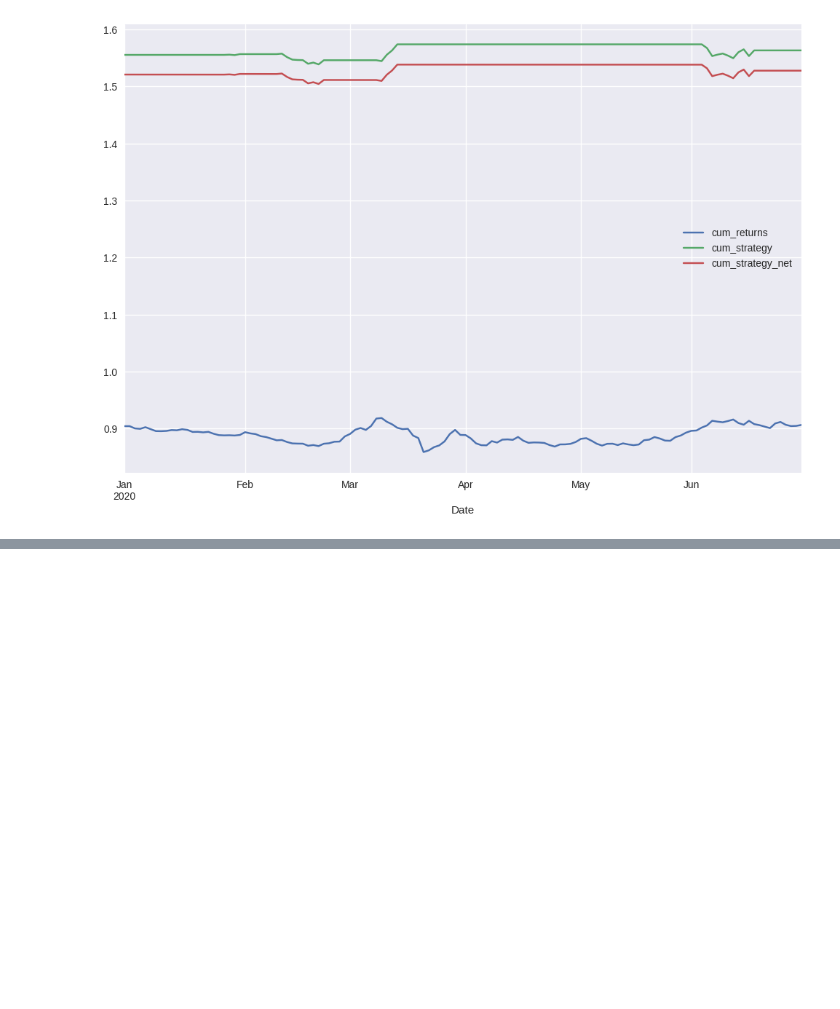
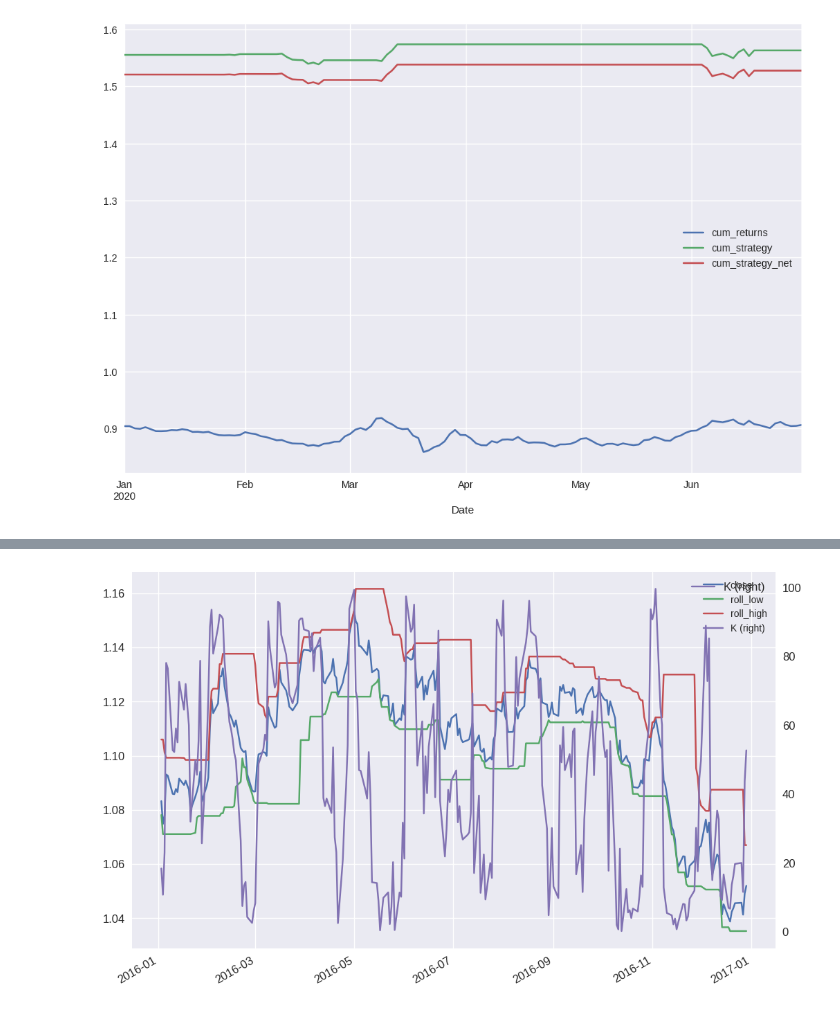
Before and after one commit to yungshun317/pd-algo-trading, a Jupyter notebook: oscillator.ipynb, the cells around one changed output, grey strips where cells are left out. Cells and saved outputs as stored; diff of their text form; code cells hidden in the pictures; blank space fills up the shorter version.

```diff
--- a/oscillator.ipynb
+++ b/oscillator.ipynb
@@ -324,0 +429,3 @@ plt.show()
+# %%
+data["K"] = (data["close"] - data["roll_low"]) / (data["roll_high"] - data["roll_low"]) * 100
+data
@@ -324,0 +446,6 @@ plt.show()
+# %%
+data.loc["2016", ["close", "roll_low", "roll_high", "K"]].plot(figsize=(12, 8), fontsize=12, secondary_y="K")
+plt.legend(fontsize=12)
+plt.show()
+# %% [output]
+[figure, added]
```
Also changed, not shown: parts of 25 cells of this notebook.
